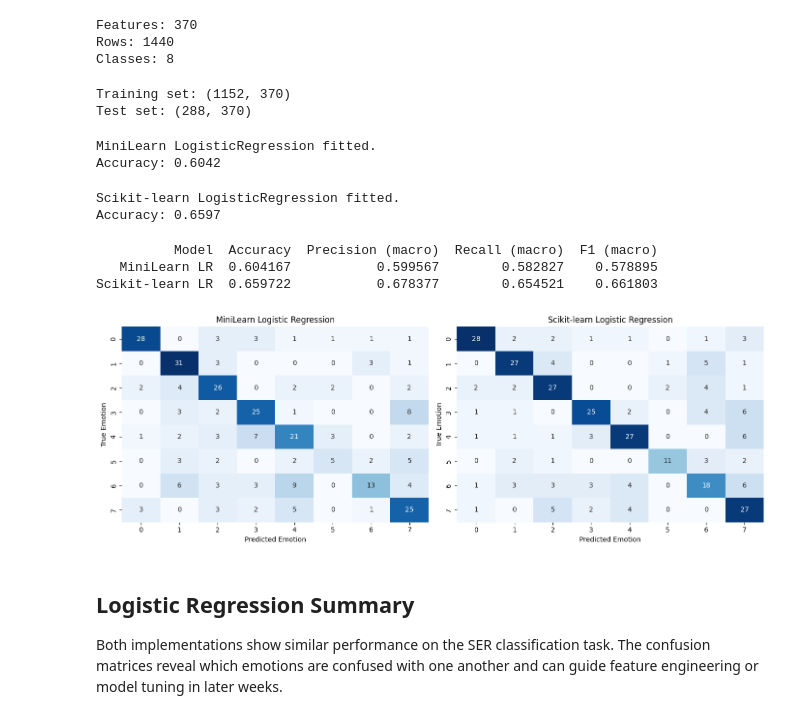
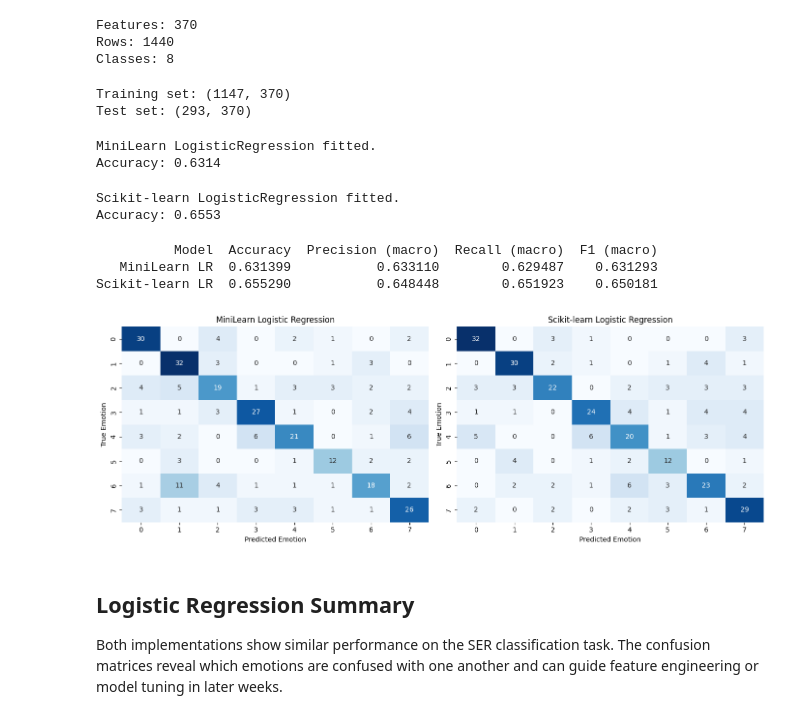
Before and after one commit to goldennapee-mu/Project_CSE432-532, a Jupyter notebook: SER_Project/notebooks/03_classifiers.ipynb, the cells around one changed output. Drawn from its saved outputs; the diff is of its cells as text; code cells hidden in the pictures.

```diff
--- a/SER_Project/notebooks/03_classifiers.ipynb
+++ b/SER_Project/notebooks/03_classifiers.ipynb
@@ -99,10 +98,10 @@ Classes: 8
 # %%
 # Train/test split with stratification to preserve emotion distribution
 X_train, X_test, y_train, y_test = train_test_split(
-    X, y,
+    X.values, y.values,
     test_size=0.2,
     random_state=42,
-    stratify=y,
+    stratify=y.values,
 )
 
 # Standardize features (fit on training data only)
@@ -113,8 +112,8 @@ X_test_scaled = scaler.transform(X_test)
 print(f'Training set: {X_train_scaled.shape}')
 print(f'Test set: {X_test_scaled.shape}')
 # %% [output]
-Training set: (1152, 370)
-Test set: (288, 370)
+Training set: (1147, 370)
+Test set: (293, 370)
 # %%
 # MiniLearn Logistic Regression
 ml_lr = MLLogisticRegression(
@@ -132,7 +131,7 @@ print('MiniLearn LogisticRegression fitted.')
 print(f'Accuracy: {ml_lr.score(X_test_scaled, y_test):.4f}')
 # %% [output]
 MiniLearn LogisticRegression fitted.
-Accuracy: 0.6042
+Accuracy: 0.6314
 # %%
 # Scikit-learn Logistic Regression (for comparison)
 sk_lr = SKLogisticRegression(
@@ -149,7 +148,7 @@ print('Scikit-learn LogisticRegression fitted.')
 print(f'Accuracy: {sk_lr.score(X_test_scaled, y_test):.4f}')
 # %% [output]
 Scikit-learn LogisticRegression fitted.
-Accuracy: 0.6597
+Accuracy: 0.6553
 # %%
 # Compute metrics for both models
 def compute_metrics(y_true, y_pred, model_name):
@@ -174,29 +173,29 @@ results_df = pd.DataFrame([metrics_ml, metrics_sk])
 print(results_df.to_string(index=False))
 # %% [output]
           Model  Accuracy  Precision (macro)  Recall (macro)  F1 (macro)
-   MiniLearn LR  0.604167           0.599567        0.582827    0.578895
-Scikit-learn LR  0.659722           0.678377        0.654521    0.661803
+   MiniLearn LR  0.631399           0.633110        0.629487    0.631293
+Scikit-learn LR  0.655290           0.648448        0.651923    0.650181
 # %%
 # Confusion matrices
 fig, axes = plt.subplots(1, 2, figsize=(14, 5))
 
-cm_ml = confusion_matrix(y_test, ml_y_pred, labels=sorted(y_test.unique()))
-cm_sk = confusion_matrix(y_test, sk_y_pred, labels=sorted(y_test.unique()))
+cm_ml = confusion_matrix(y_test, ml_y_pred, labels=np.unique(y_test))
+cm_sk = confusion_matrix(y_test, sk_y_pred, labels=np.unique(y_test))
 
 sns.heatmap(cm_ml, annot=True, fmt='d', cmap='Blues', ax=axes[0], cbar=False)
 axes[0].set_title('MiniLearn Logistic Regression')
 axes[0].set_ylabel('True Emotion')
 axes[0].set_xlabel('Predicted Emotion')
 
 sns.heatmap(cm_sk, annot=True, fmt='d', cmap='Blues', ax=axes[1], cbar=False)
 axes[1].set_title('Scikit-learn Logistic Regression')
 axes[1].set_ylabel('True Emotion')
 axes[1].set_xlabel('Predicted Emotion')
 
 plt.tight_layout()
 plt.show()
 # %% [output]
-[figure, old version]
+[figure, new version]
 # %% [markdown]
 ## Logistic Regression Summary
 
```
Also changed, not shown: parts of 10 cells of this notebook, 7 other files.
